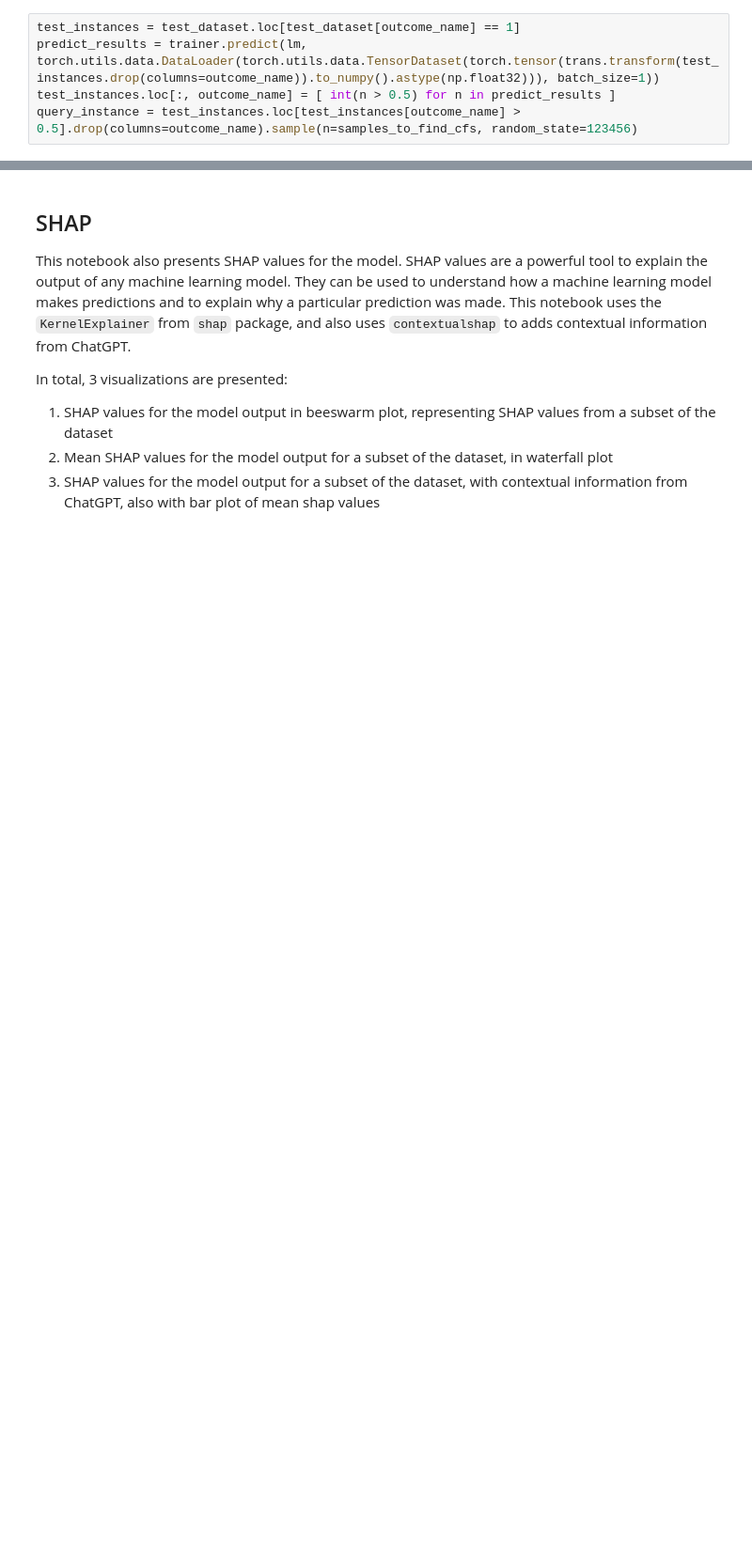
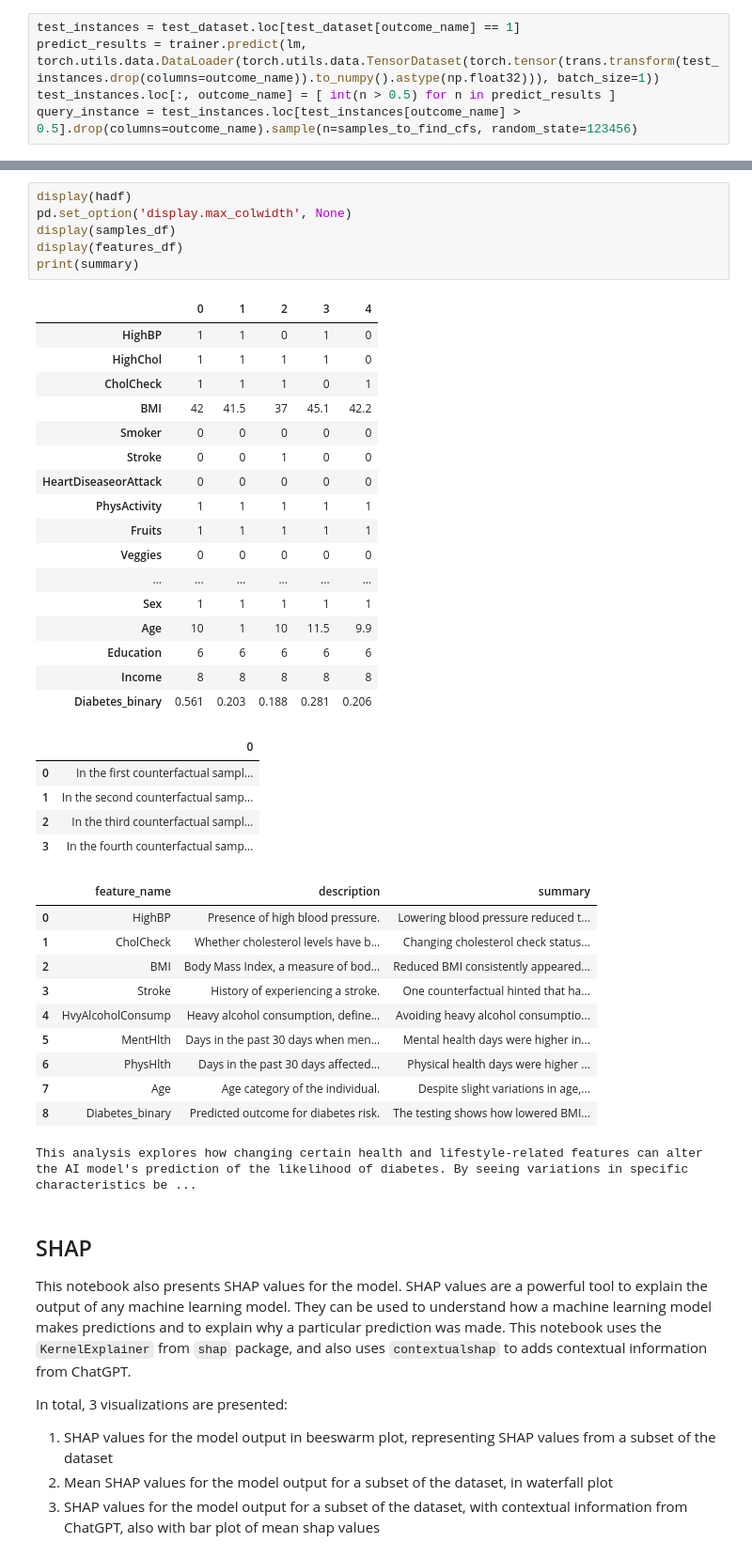
Before and after one commit to latifadwi/contextualshap, a Jupyter notebook: dice.ipynb, the cells around one changed output, grey strips where cells are left out. Shown at 94% size. Saved outputs shown, nothing was run; the diff lists cells and outputs as text; blank space fills up the shorter version.

```diff
--- a/dice.ipynb
+++ b/dice.ipynb
@@ -377,3 +870,43 @@ dice_exp.visualize_as_dataframe()
+# %%
+display(hadf)
+pd.set_option('display.max_colwidth', None)
+display(samples_df)
+display(features_df)
+print(summary)
+# %% [output]
+|  | 0 | 1 | 2 | 3 | 4 |
+| HighBP | 1 | 1 | 0 | 1 | 0 |
+| HighChol | 1 | 1 | 1 | 1 | 0 |
+| CholCheck | 1 | 1 | 1 | 0 | 1 |
+| BMI | 42 | 41.5 | 37 | 45.1 | 42.2 |
+| Smoker | 0 | 0 | 0 | 0 | 0 |
+| Stroke | 0 | 0 | 1 | 0 | 0 |
+| HeartDiseaseorAttack | 0 | 0 | 0 | 0 | 0 |
+| PhysActivity | 1 | 1 | 1 | 1 | 1 |
+| Fruits | 1 | 1 | 1 | 1 | 1 |
+| Veggies | 0 | 0 | 0 | 0 | 0 |
+| ... | ... | ... | ... | ... | ... |
+| Sex | 1 | 1 | 1 | 1 | 1 |
+| Age | 10 | 1 | 10 | 11.5 | 9.9 |
+| Education | 6 | 6 | 6 | 6 | 6 |
+| Income | 8 | 8 | 8 | 8 | 8 |
+| Diabetes_binary | 0.561 | 0.203 | 0.188 | 0.281 | 0.206 |
+|  | 0 |
+| 0 | In the first counterfactual sampl... |
+| 1 | In the second counterfactual samp... |
+| 2 | In the third counterfactual sampl... |
+| 3 | In the fourth counterfactual samp... |
+|  | feature_name | description | summary |
+| 0 | HighBP | Presence of high blood pressure. | Lowering blood pressure reduced t... |
+| 1 | CholCheck | Whether cholesterol levels have b... | Changing cholesterol check status... |
+| 2 | BMI | Body Mass Index, a measure of bod... | Reduced BMI consistently appeared... |
+| 3 | Stroke | History of experiencing a stroke. | One counterfactual hinted that ha... |
+| 4 | HvyAlcoholConsump | Heavy alcohol consumption, define... | Avoiding heavy alcohol consumptio... |
+| 5 | MentHlth | Days in the past 30 days when men... | Mental health days were higher in... |
+| 6 | PhysHlth | Days in the past 30 days affected... | Physical health days were higher ... |
+| 7 | Age | Age category of the individual. | Despite slight variations in age,... |
+| 8 | Diabetes_binary | Predicted outcome for diabetes risk. | The testing shows how lowered BMI... |
+This analysis explores how changing certain health and lifestyle-related features can alter the AI model's prediction of the likelihood of diabetes. By seeing variations in specific characteristics be ...
 # %% [markdown]
 ## SHAP
 
```
Also changed, not shown: parts of 13 cells of this notebook.
